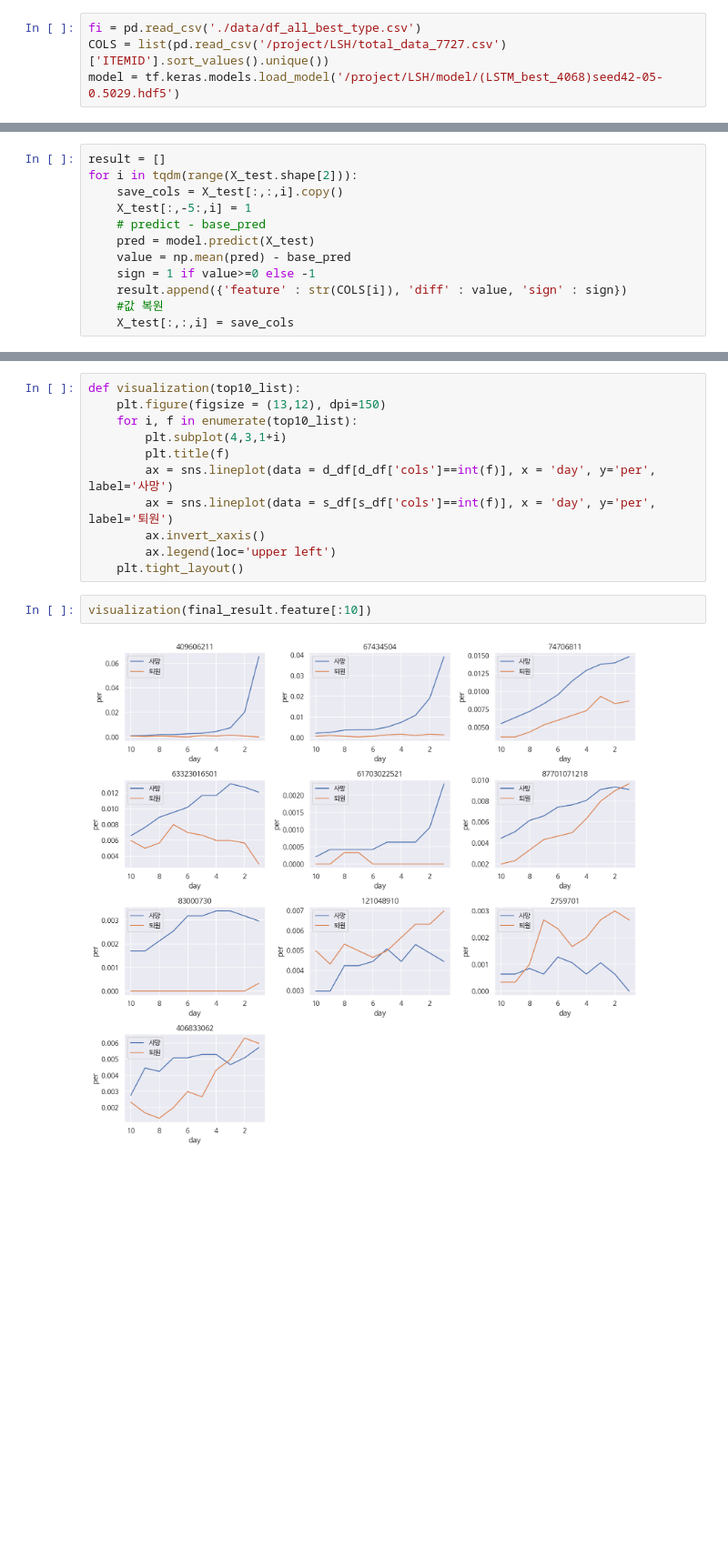
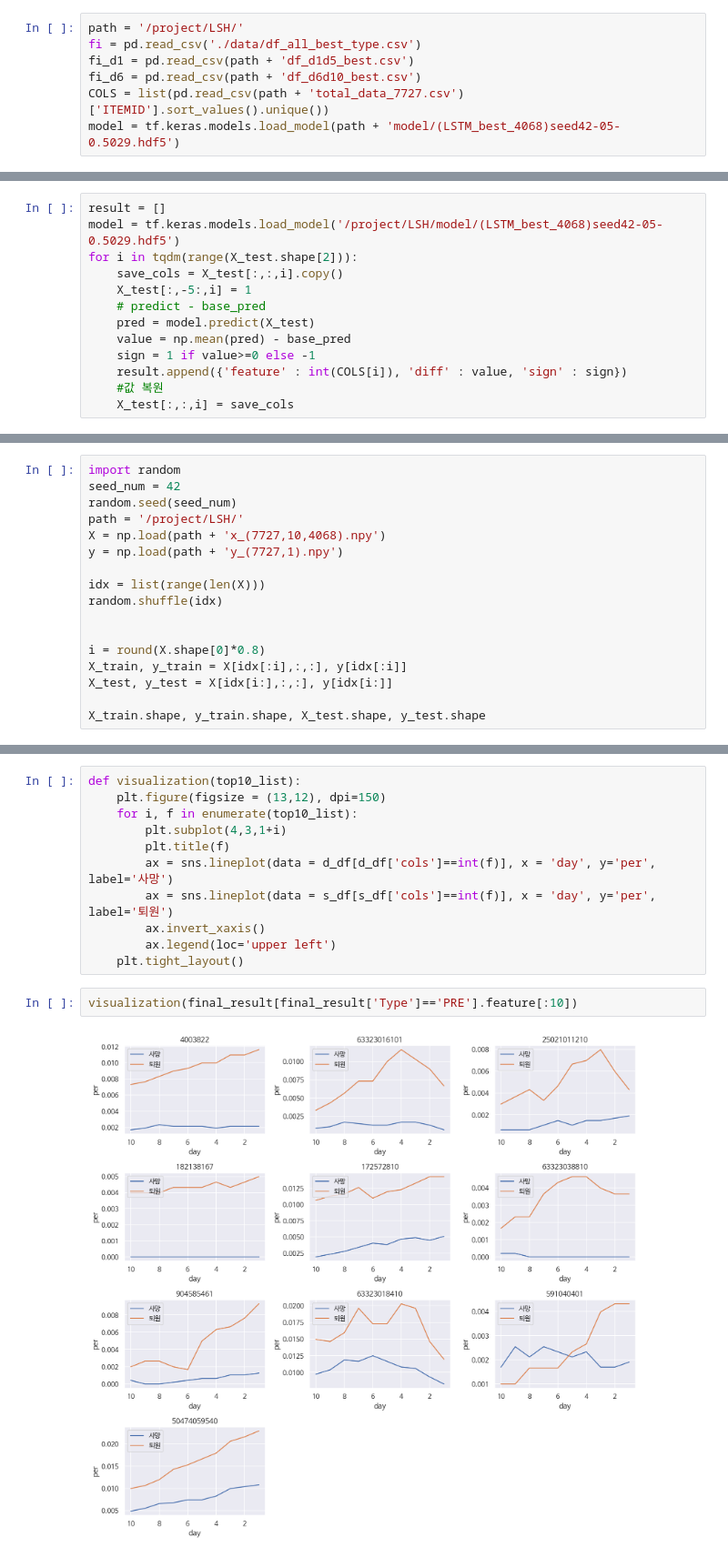
Before and after one commit to suhyun-guri/DSML_Research, a Jupyter notebook: 09. Method2 - split days.ipynb, the cells around one changed output, grey strips where cells are left out. Shown at 91% size. Cells and saved outputs as stored; diff of their text form; blank space fills up the shorter version.

```diff
--- a/09. Method2 - split days.ipynb
+++ b/09. Method2 - split days.ipynb
@@ -30,4 +51,7 @@ sns.set(font="NanumBarunGothic",
 # %%
+path = '/project/LSH/'
 fi = pd.read_csv('./data/df_all_best_type.csv')
-COLS = list(pd.read_csv('/project/LSH/total_data_7727.csv')['ITEMID'].sort_values().unique())
-model = tf.keras.models.load_model('/project/LSH/model/(LSTM_best_4068)seed42-05-0.5029.hdf5')
+fi_d1 = pd.read_csv(path + 'df_d1d5_best.csv')
+fi_d6 = pd.read_csv(path + 'df_d6d10_best.csv')
+COLS = list(pd.read_csv(path + 'total_data_7727.csv')['ITEMID'].sort_values().unique())
+model = tf.keras.models.load_model(path + 'model/(LSTM_best_4068)seed42-05-0.5029.hdf5')
@@ -101,6 +146,7 @@ base_pred
 # 0 to 1 - D-1~5
 # %%
 result = []
+model = tf.keras.models.load_model('/project/LSH/model/(LSTM_best_4068)seed42-05-0.5029.hdf5')
 for i in tqdm(range(X_test.shape[2])):
     save_cols = X_test[:,:,i].copy()
     X_test[:,-5:,i] = 1
@@ -108,6 +154,6 @@ for i in tqdm(range(X_test.shape[2])):
     pred = model.predict(X_test)
     value = np.mean(pred) - base_pred
     sign = 1 if value>=0 else -1
-    result.append({'feature' : str(COLS[i]), 'diff' : value, 'sign' : sign})
+    result.append({'feature' : int(COLS[i]), 'diff' : value, 'sign' : sign})
     #값 복원
     X_test[:,:,i] = save_cols
@@ -196,0 +287,17 @@ pd.read_csv('./data/method2_nearscore.csv')
+# %%
+import random
+seed_num = 42
+random.seed(seed_num)
+path = '/project/LSH/'
+X = np.load(path + 'x_(7727,10,4068).npy')
+y = np.load(path + 'y_(7727,1).npy')
+
+idx = list(range(len(X)))
+random.shuffle(idx)
+
+
+i = round(X.shape[0]*0.8)
+X_train, y_train = X[idx[:i],:,:], y[idx[:i]]
+X_test, y_test = X[idx[i:],:,:], y[idx[i:]]
+
+X_train.shape, y_train.shape, X_test.shape, y_test.shape
@@ -332,6 +458,6 @@ def visualization(top10_list):
         ax.legend(loc='upper left')
     plt.tight_layout()
 # %%
-visualization(final_result.feature[:10])
+visualization(final_result[final_result['Type']=='PRE'].feature[:10])
 # %% [output]
-[figure, old version]
+[figure, new version]
```
Also changed, not shown: parts of 27 cells of this notebook.
